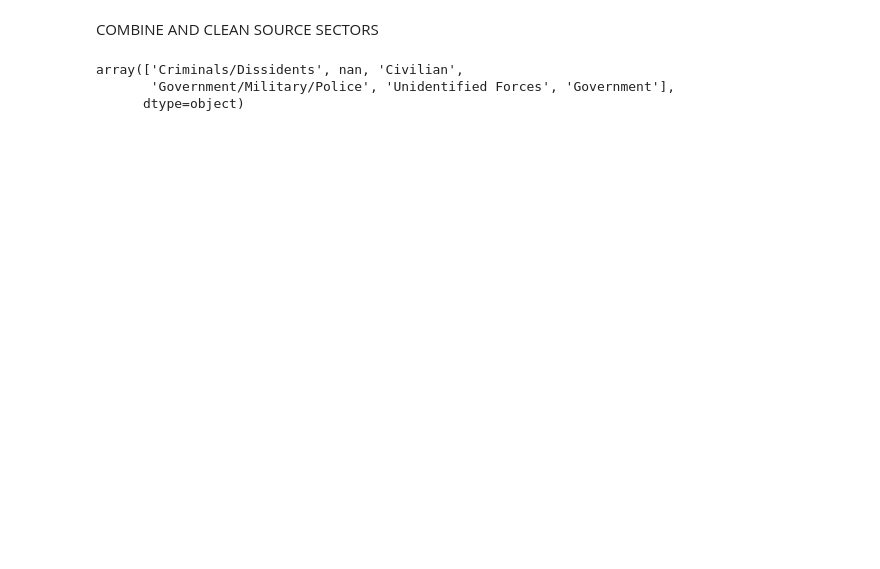
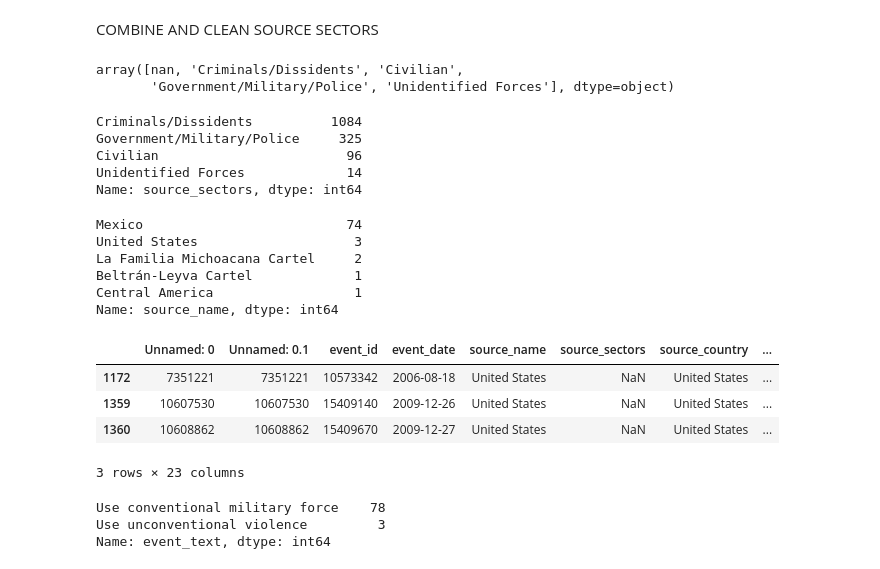
Before and after one commit to eporourke/mapping-mexico, a Jupyter notebook: notebooks/nb3_icews_cartels.ipynb, the cells around one changed output. Cells and saved outputs as stored; diff of their text form; code cells hidden in the pictures; blank space fills up the shorter version.

```diff
--- a/notebooks/nb3_icews_cartels.ipynb
+++ b/notebooks/nb3_icews_cartels.ipynb
@@ -96,12 +98,47 @@ source_sectors = {
     "Dissident,Criminals / Gangs": "Criminals/Dissidents",
     "Social,Business": "Civilian",
     "Protestors / Popular Opposition / Mobs,Dissident": "Civilian",
-    "Criminals / Gangs,Dissident": "Criminals/Dissidents"}
+    "Criminals / Gangs,Dissident": "Criminals/Dissidents",
+    "Government":"Government/Military/Police"}
 icews_cartels = icews_cartels.replace(source_sectors)
 # %%
 #explore source sectors for consolidation
 icews_cartels["source_sectors"].unique()
 # %% [output]
-array(['Criminals/Dissidents', nan, 'Civilian',
-       'Government/Military/Police', 'Unidentified Forces', 'Government'],
-      dtype=object)
+array([nan, 'Criminals/Dissidents', 'Civilian',
+       'Government/Military/Police', 'Unidentified Forces'], dtype=object)
+# %%
+icews_cartels["source_sectors"].value_counts()
+# %% [output]
+Criminals/Dissidents          1084
+Government/Military/Police     325
+Civilian                        96
+Unidentified Forces             14
+Name: source_sectors, dtype: int64
+# %%
+#viewing null source sectors
+nan_sector = icews_cartels.loc[icews_cartels["source_sectors"].isna()]
+nan_sector["source_name"].value_counts()
+# %% [output]
+Mexico                          74
+United States                    3
+La Familia Michoacana Cartel     2
+Beltrán-Leyva Cartel             1
+Central America                  1
+Name: source_name, dtype: int64
+# %%
+#check what to designate US military force
+usa = nan_sector.loc[nan_sector["source_name"].isin(['United States'])]
+usa.head(10)
+# %% [output]
+|  | Unnamed: 0 | Unnamed: 0.1 | event_id | event_date | source_name | source_sectors | source_country | ... |
+| 1172 | 7351221 | 7351221 | 10573342 | 2006-08-18 | United States | NaN | United States | ... |
+| 1359 | 10607530 | 10607530 | 15409140 | 2009-12-26 | United States | NaN | United States | ... |
+| 1360 | 10608862 | 10608862 | 15409670 | 2009-12-27 | United States | NaN | United States | ... |
+3 rows × 23 columns
+# %%
+nan_sector["event_text"].value_counts()
+# %% [output]
+Use conventional military force    78
+Use unconventional violence         3
+Name: event_text, dtype: int64
```
Also changed, not shown: parts of 11 cells of this notebook, 2 other files.
